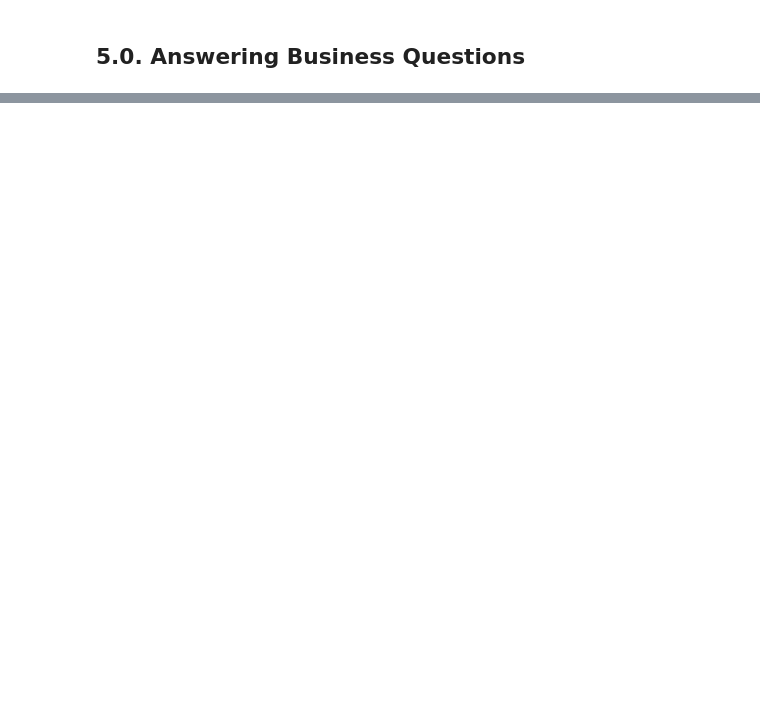
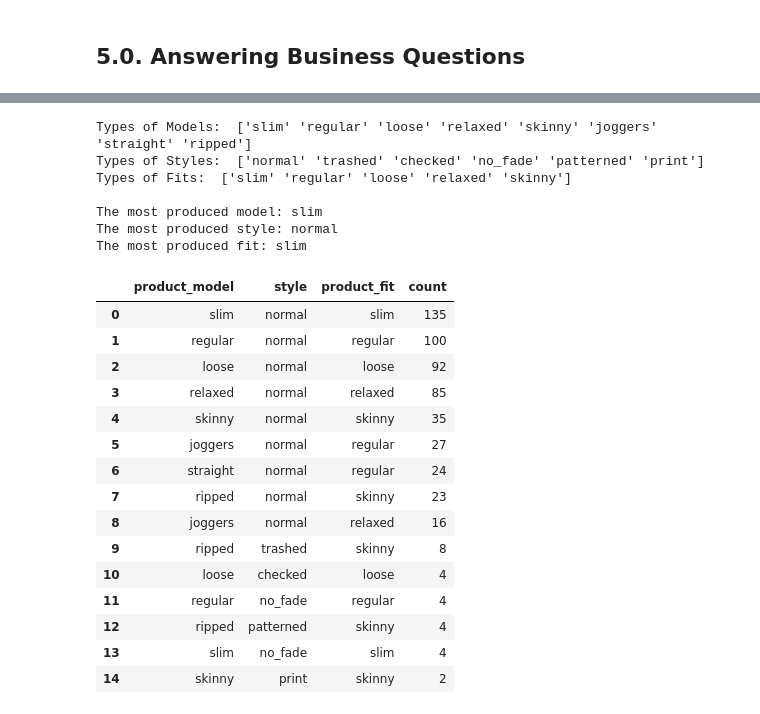
Before and after one commit to luanjesus/star_jeans_webscraping, a Jupyter notebook: eda.ipynb, the cells around one changed output, grey strips where cells are left out. Cells and saved outputs as stored; diff of their text form; code cells hidden in the pictures; blank space fills up the shorter version.

```diff
--- a/eda.ipynb
+++ b/eda.ipynb
@@ -757,2 +754,4 @@ sns.heatmap(df_crammer, annot=True)
 # %% [markdown]
 ## 5.0. Answering Business Questions
+# %%
+df5 = df4.copy()
@@ -758,0 +810,37 @@ sns.heatmap(df_crammer, annot=True)
+# %%
+model_style = df5.groupby(['product_model', 'style', 'product_fit']).size().reset_index(name='count')
+
+model_style = model_style.sort_values(by='count', ascending=False).reset_index(drop=True)
+
+print('Types of Models: ', model_style['product_model'].unique())
+print('Types of Styles: ', model_style['style'].unique())
+print('Types of Fits: ', model_style['product_fit'].unique())
+print(f'\nThe most produced model: {model_style["product_model"][0]}')
+print(f'The most produced style: {model_style["style"][0]}')
+print(f'The most produced fit: {model_style["product_fit"][0]}')
+
+model_style
+# %% [output]
+Types of Models:  ['slim' 'regular' 'loose' 'relaxed' 'skinny' 'joggers' 'straight' 'ripped']
+Types of Styles:  ['normal' 'trashed' 'checked' 'no_fade' 'patterned' 'print']
+Types of Fits:  ['slim' 'regular' 'loose' 'relaxed' 'skinny']
+
+The most produced model: slim
+The most produced style: normal
+The most produced fit: slim
+|  | product_model | style | product_fit | count |
+| 0 | slim | normal | slim | 135 |
+| 1 | regular | normal | regular | 100 |
+| 2 | loose | normal | loose | 92 |
+| 3 | relaxed | normal | relaxed | 85 |
+| 4 | skinny | normal | skinny | 35 |
+| 5 | joggers | normal | regular | 27 |
+| 6 | straight | normal | regular | 24 |
+| 7 | ripped | normal | skinny | 23 |
+| 8 | joggers | normal | relaxed | 16 |
+| 9 | ripped | trashed | skinny | 8 |
+| 10 | loose | checked | loose | 4 |
+| 11 | regular | no_fade | regular | 4 |
+| 12 | ripped | patterned | skinny | 4 |
+| 13 | slim | no_fade | slim | 4 |
+| 14 | skinny | print | skinny | 2 |
```
Also changed, not shown: parts of 19 cells of this notebook.
